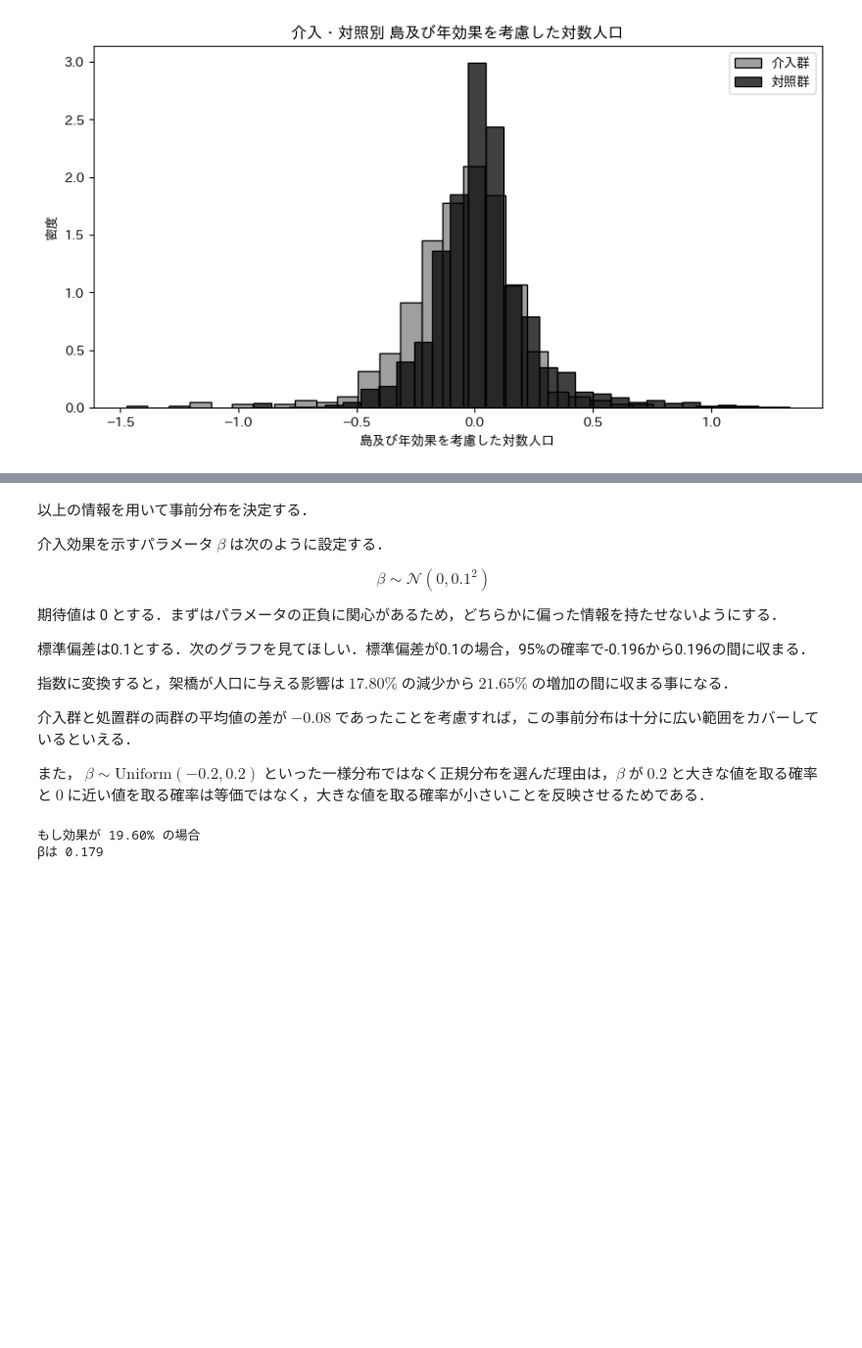
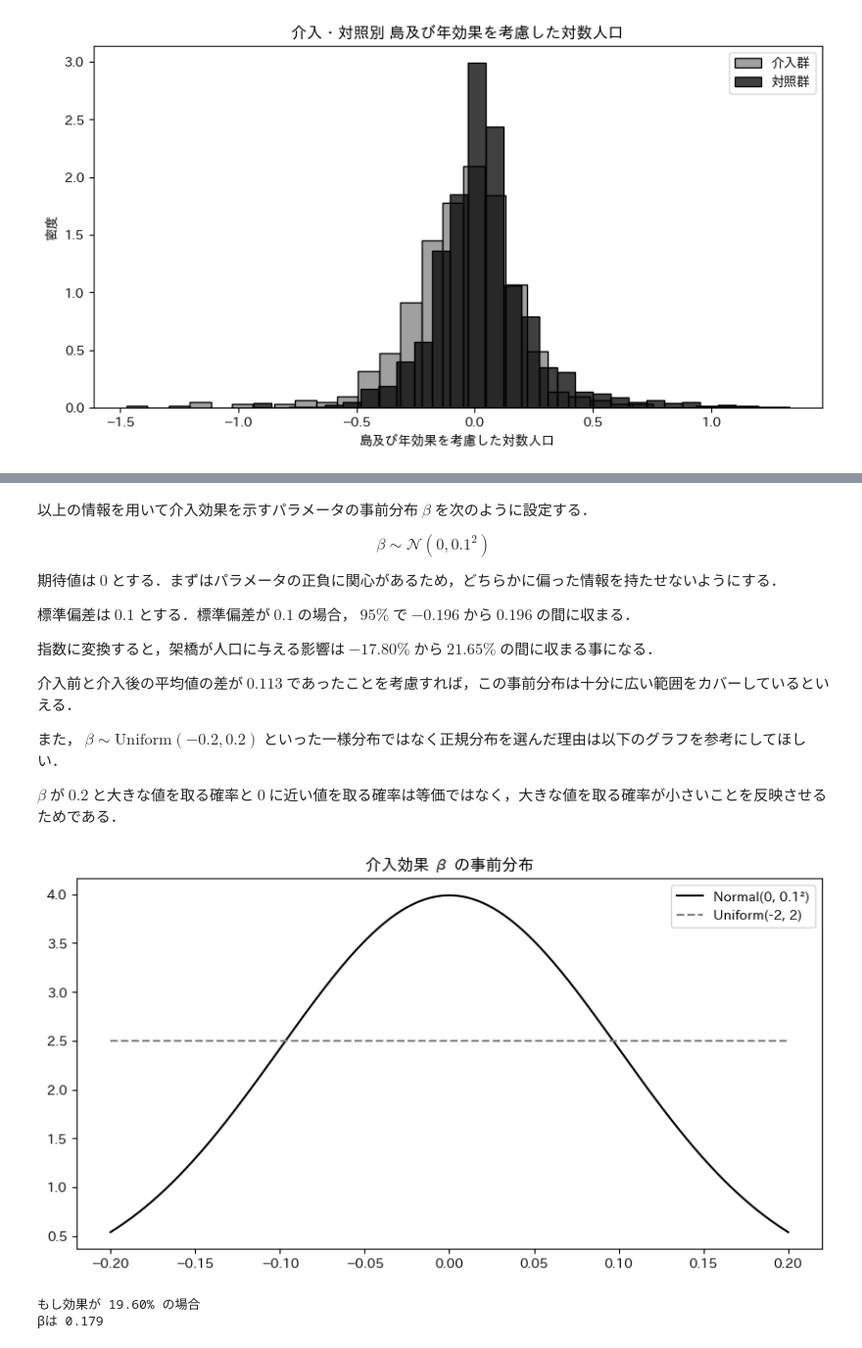
Before and after one commit to Keisei-Akiya/bridge-straw-effects, a Jupyter notebook: src/visualization/distribution/decide_prior.ipynb, the cells around one changed output, grey strips where cells are left out. Shown at 98% size. Saved outputs shown, nothing was run; the diff lists cells and outputs as text; code cells hidden in the pictures; blank space fills up the shorter version.

```diff
--- a/src/visualization/distribution/decide_prior.ipynb
+++ b/src/visualization/distribution/decide_prior.ipynb
@@ -74,19 +85,38 @@ Name: log_pop_star, dtype: float64
 # %% [markdown]
-以上の情報を用いて事前分布を決定する．
-
-介入効果を示すパラメータ $\beta$ は次のように設定する．
+以上の情報を用いて介入効果を示すパラメータの事前分布 $\beta$ を次のように設定する．
 
 $$\beta \sim \mathcal{N}(0, 0.1^2)$$
 
-期待値は 0 とする．まずはパラメータの正負に関心があるため，どちらかに偏った情報を持たせないようにする．
+期待値は $0$ とする．まずはパラメータの正負に関心があるため，どちらかに偏った情報を持たせないようにする．
 
-標準偏差は0.1とする．次のグラフを見てほしい．標準偏差が0.1の場合，95%の確率で-0.196から0.196の間に収まる．
+標準偏差は $0.1$ とする．標準偏差が $0.1$ の場合， $95\%$ で $-0.196$ から $0.196$ の間に収まる．
 
-指数に変換すると，架橋が人口に与える影響は $17.80\%$ の減少から $21.65\%$ の増加の間に収まる事になる．
+指数に変換すると，架橋が人口に与える影響は $-17.80\%$ から $21.65\%$ の間に収まる事になる．
 
-介入群と処置群の両群の平均値の差が $-0.08$ であったことを考慮すれば，この事前分布は十分に広い範囲をカバーしているといえる．
+介入前と介入後の平均値の差が $0.113$ であったことを考慮すれば，この事前分布は十分に広い範囲をカバーしているといえる．
 
-また， $\beta \sim \text{Uniform}(-0.2, 0.2)$ といった一様分布ではなく正規分布を選んだ理由は，$\beta$ が $0.2$ と大きな値を取る確率と $0$ に近い値を取る確率は等価ではなく，大きな値を取る確率が小さいことを反映させるためである．
+また， $\beta \sim \text{Uniform}(-0.2, 0.2)$ といった一様分布ではなく正規分布を選んだ理由は以下のグラフを参考にしてほしい．
+
+$\beta$ が $0.2$ と大きな値を取る確率と $0$ に近い値を取る確率は等価ではなく，大きな値を取る確率が小さいことを反映させるためである．
+# %%
+x = np.linspace(-0.2, 0.2, 1000)
+# normal
+mu = 0
+sigma = 0.1
+normal_pdf = stats.norm.pdf(x, loc=mu, scale=sigma)
+# uniform
+low = -0.2
+high = 0.2
+uniform_pdf = stats.uniform.pdf(x, loc=low, scale=high - low)
+
+fig, ax = plt.subplots(figsize=figsize)
+ax.plot(x, normal_pdf, label='Normal(0, 0.1²)', color='black')
+ax.plot(x, uniform_pdf, label='Uniform(-2, 2)', color='gray', linestyle='--')
+ax.legend()
+ax.set_title('介入効果 β の事前分布')
+plt.show()
+# %% [output]
+[figure, added]
 # %%
 effect = 0.196
 log_effect = np.log(effect + 1)
```
Also changed, not shown: parts of 22 cells of this notebook, 13 other files.
